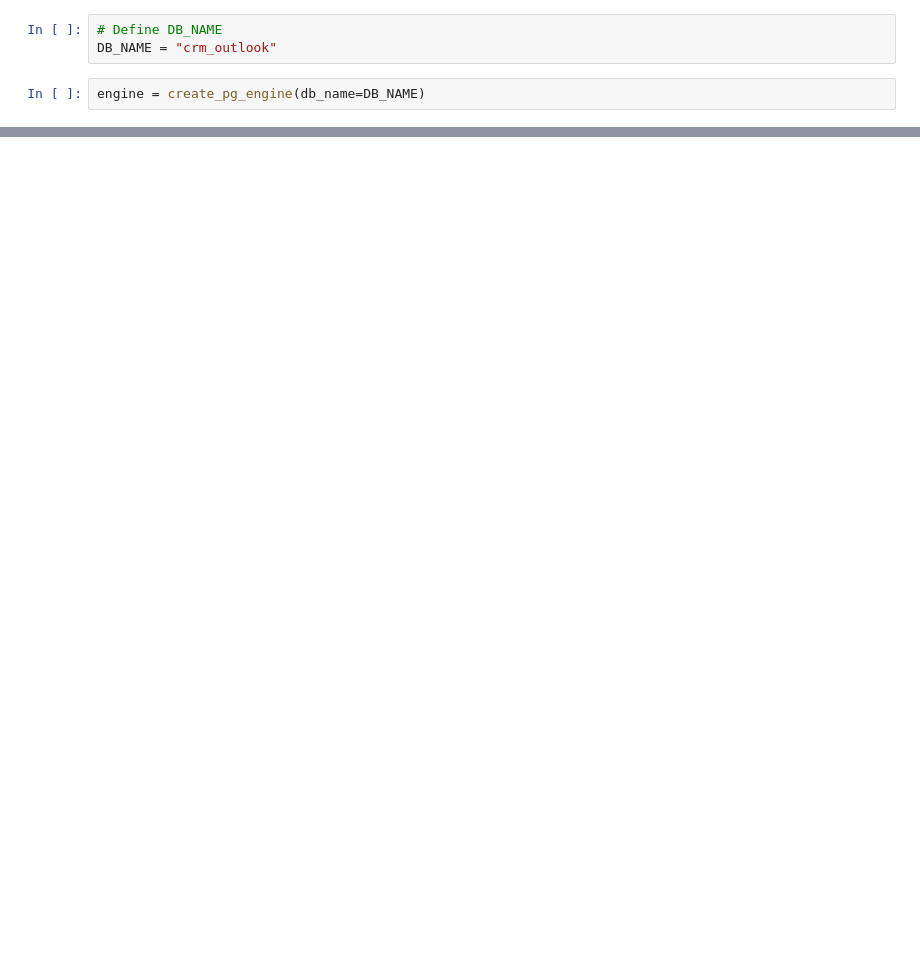
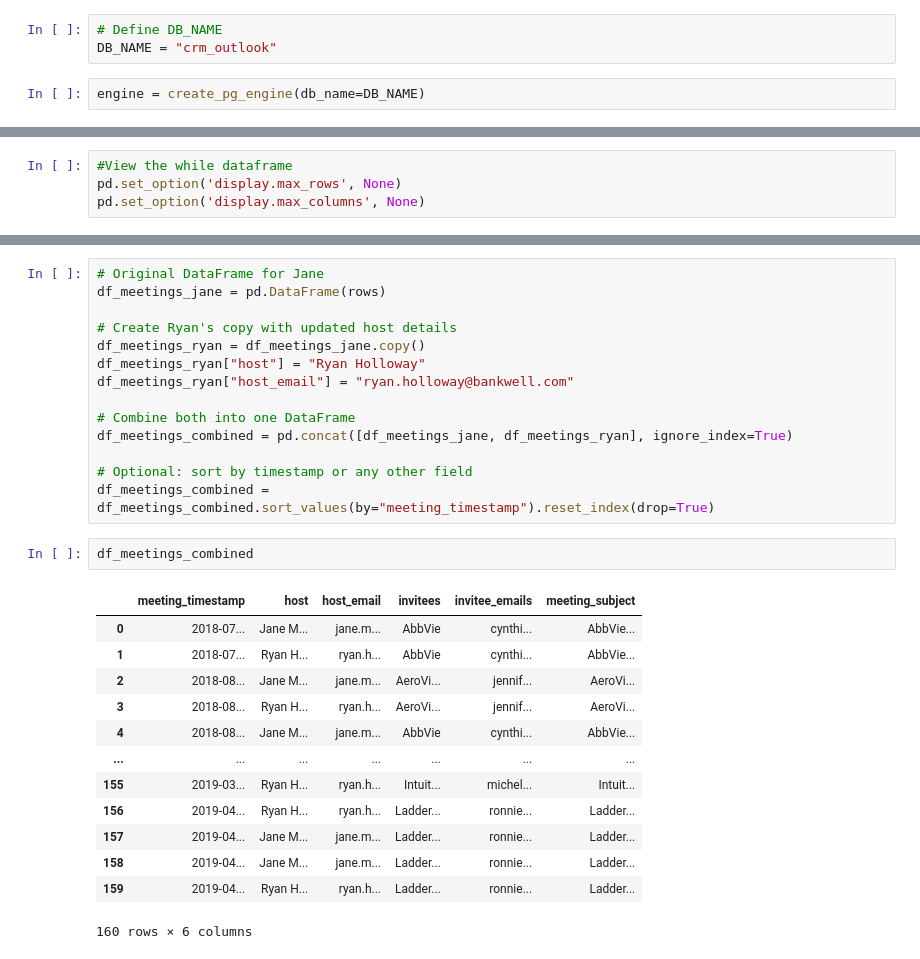
Before and after one commit to ConvoAI-Capstone-SpSu2025/currensee, a Jupyter notebook: notebooks/1.0-data_loading/5.0-load-more-meetings.ipynb, the cells around one changed output, grey strips where cells are left out. Saved outputs shown, nothing was run; the diff lists cells and outputs as text; blank space fills up the shorter version.

```diff
--- a/notebooks/1.0-data_loading/5.0-load-more-meetings.ipynb
+++ b/notebooks/1.0-data_loading/5.0-load-more-meetings.ipynb
@@ -55,0 +48,4 @@ VALUES (value1, value2, ...);
+# %%
+#View the while dataframe
+pd.set_option('display.max_rows', None)
+pd.set_option('display.max_columns', None)
@@ -55,0 +156,30 @@ VALUES (value1, value2, ...);
+# %%
+# Original DataFrame for Jane
+df_meetings_jane = pd.DataFrame(rows)
+
+# Create Ryan's copy with updated host details
+df_meetings_ryan = df_meetings_jane.copy()
+df_meetings_ryan["host"] = "Ryan Holloway"
+df_meetings_ryan["host_email"] = "ryan.holloway@bankwell.com"
+
+# Combine both into one DataFrame
+df_meetings_combined = pd.concat([df_meetings_jane, df_meetings_ryan], ignore_index=True)
+
+# Optional: sort by timestamp or any other field
+df_meetings_combined = df_meetings_combined.sort_values(by="meeting_timestamp").reset_index(drop=True)
+# %%
+df_meetings_combined
+# %% [output]
+|  | meeting_timestamp | host | host_email | invitees | invitee_emails | meeting_subject |
+| 0 | 2018-07... | Jane M... | jane.m... | AbbVie | cynthi... | AbbVie... |
+| 1 | 2018-07... | Ryan H... | ryan.h... | AbbVie | cynthi... | AbbVie... |
+| 2 | 2018-08... | Jane M... | jane.m... | AeroVi... | jennif... | AeroVi... |
+| 3 | 2018-08... | Ryan H... | ryan.h... | AeroVi... | jennif... | AeroVi... |
+| 4 | 2018-08... | Jane M... | jane.m... | AbbVie | cynthi... | AbbVie... |
+| ... | ... | ... | ... | ... | ... | ... |
+| 155 | 2019-03... | Ryan H... | ryan.h... | Intuit... | michel... | Intuit... |
+| 156 | 2019-04... | Ryan H... | ryan.h... | Ladder... | ronnie... | Ladder... |
+| 157 | 2019-04... | Jane M... | jane.m... | Ladder... | ronnie... | Ladder... |
+| 158 | 2019-04... | Jane M... | jane.m... | Ladder... | ronnie... | Ladder... |
+| 159 | 2019-04... | Ryan H... | ryan.h... | Ladder... | ronnie... | Ladder... |
+160 rows × 6 columns
```
Also changed, not shown: parts of 17 cells of this notebook.
